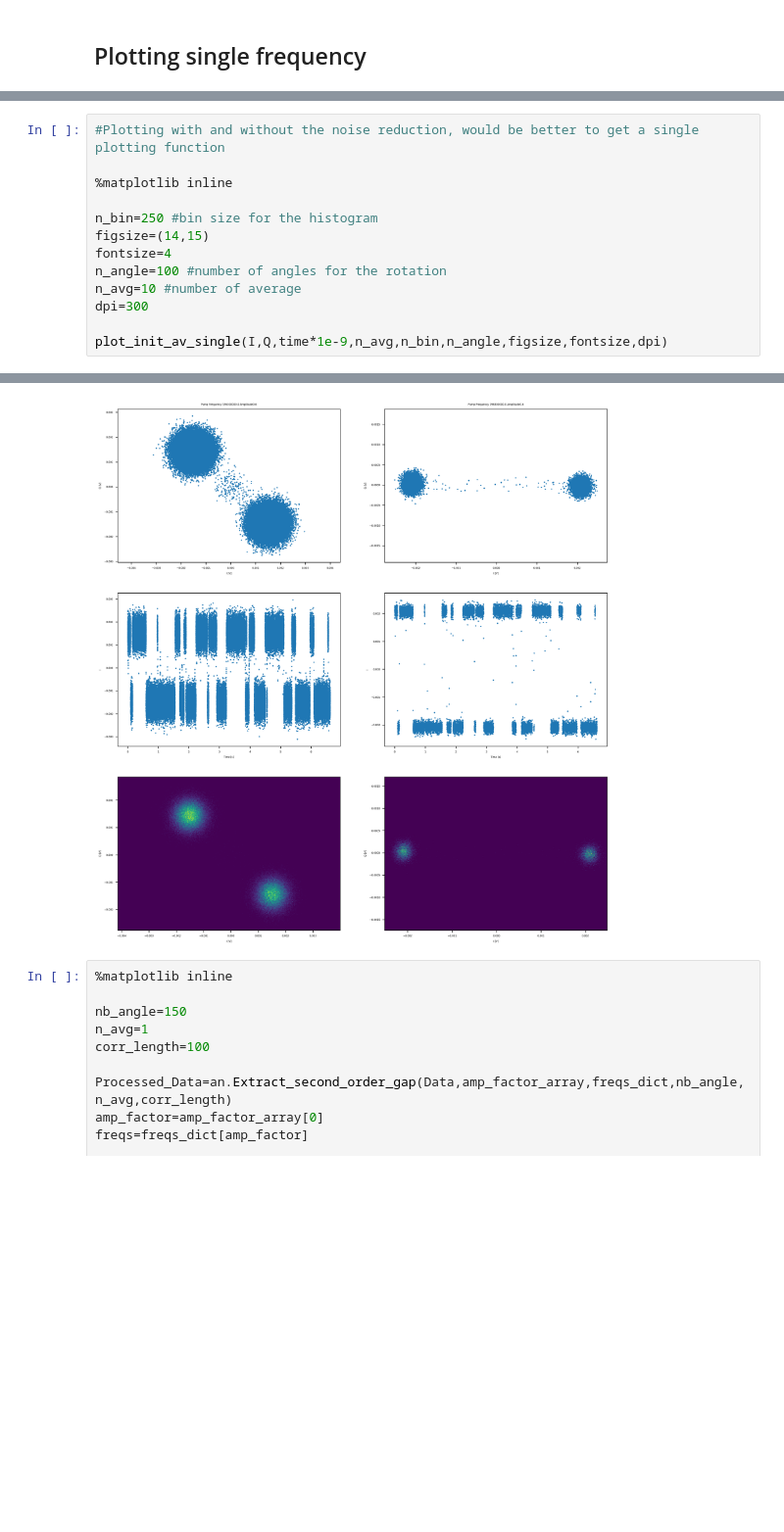
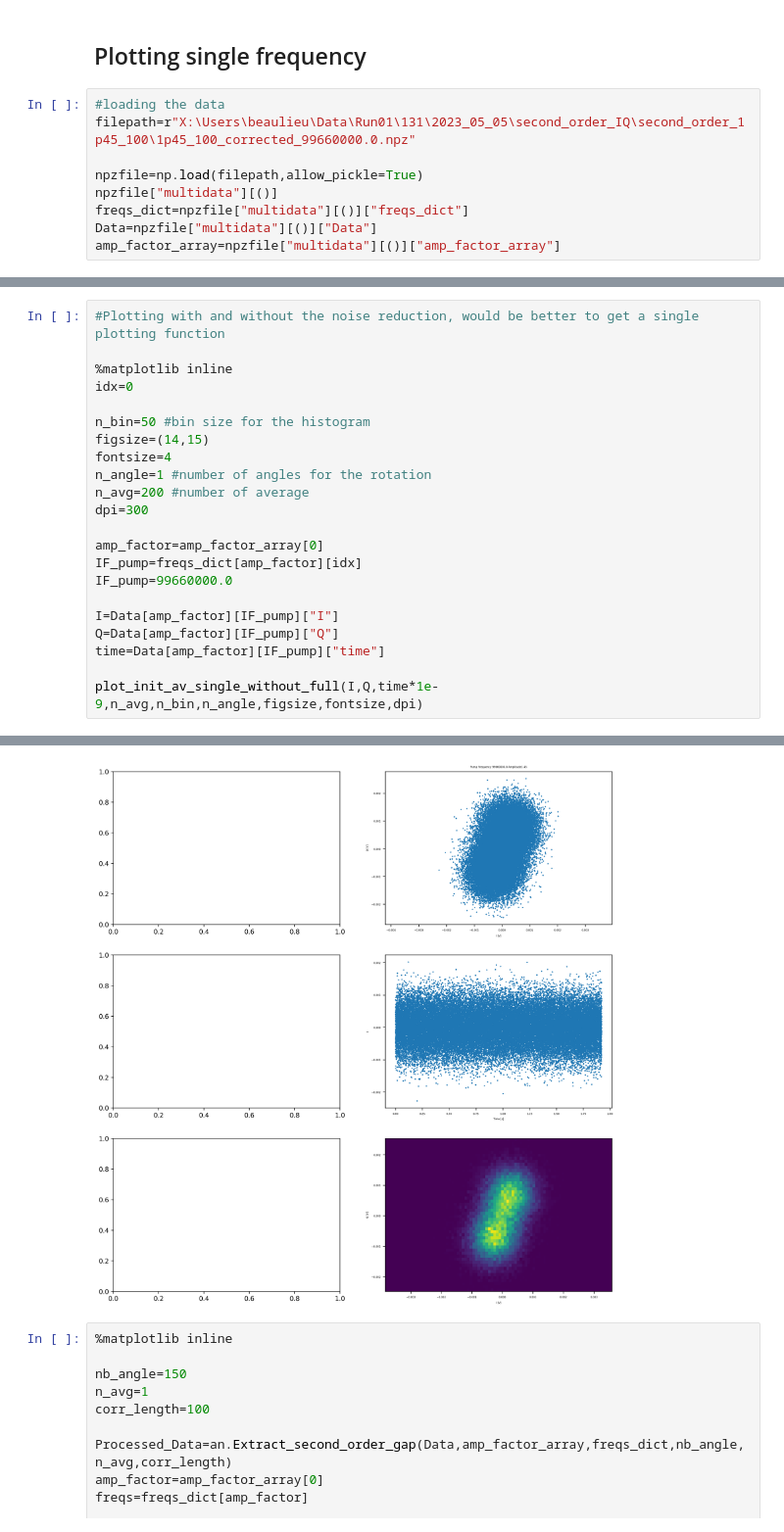
Before and after one commit to BeaulieuGuillaume/DPT_SQUID, a Jupyter notebook: Second_Order_Transition/Multiple_jumps_standard.ipynb, the cells around one changed output, grey strips where cells are left out. Shown at 98% size. Saved outputs shown, nothing was run; the diff lists cells and outputs as text; blank space fills up the shorter version.

Commit message:
without calibration

```diff
--- a/Second_Order_Transition/Multiple_jumps_standard.ipynb
+++ b/Second_Order_Transition/Multiple_jumps_standard.ipynb
@@ -581,2 +773,11 @@ Data[amp_factor][IF_pump]["time"]=time
 # %% [markdown]
 ## Plotting single frequency
+# %%
+#loading the data
+filepath=r"X:\Users\beaulieu\Data\Run01\131\2023_05_05\second_order_IQ\second_order_1p45_100\1p45_100_corrected_99660000.0.npz"
+
+npzfile=np.load(filepath,allow_pickle=True)
+npzfile["multidata"][()]
+freqs_dict=npzfile["multidata"][()]["freqs_dict"]
+Data=npzfile["multidata"][()]["Data"]
+amp_factor_array=npzfile["multidata"][()]["amp_factor_array"]
@@ -584,13 +789,22 @@ Data[amp_factor][IF_pump]["time"]=time
 #Plotting with and without the noise reduction, would be better to get a single plotting function
 
 %matplotlib inline
+idx=0
 
-n_bin=250 #bin size for the histogram
+n_bin=50 #bin size for the histogram
 figsize=(14,15)
 fontsize=4
-n_angle=100 #number of angles for the rotation
-n_avg=10 #number of average
+n_angle=1 #number of angles for the rotation
+n_avg=200 #number of average
 dpi=300
 
-plot_init_av_single(I,Q,time*1e-9,n_avg,n_bin,n_angle,figsize,fontsize,dpi)
+amp_factor=amp_factor_array[0]
+IF_pump=freqs_dict[amp_factor][idx]
+IF_pump=99660000.0
+
+I=Data[amp_factor][IF_pump]["I"]
+Q=Data[amp_factor][IF_pump]["Q"]
+time=Data[amp_factor][IF_pump]["time"]
+
+plot_init_av_single_without_full(I,Q,time*1e-9,n_avg,n_bin,n_angle,figsize,fontsize,dpi)
 # %% [output]
@@ -598,4 +812,4 @@ Average signal : 0.001511238200521033
-[figure, old version]
+[figure, new version]
 # %%
 %matplotlib inline
 
```
Also changed, not shown: parts of 21 cells of this notebook, 12 other files.
